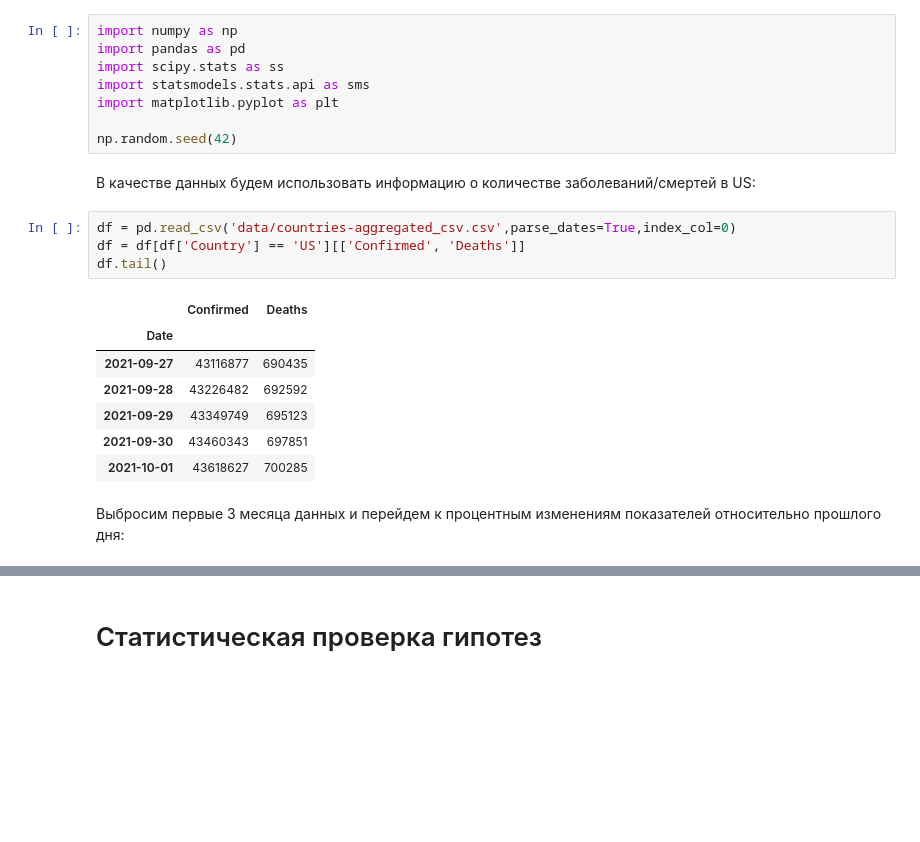
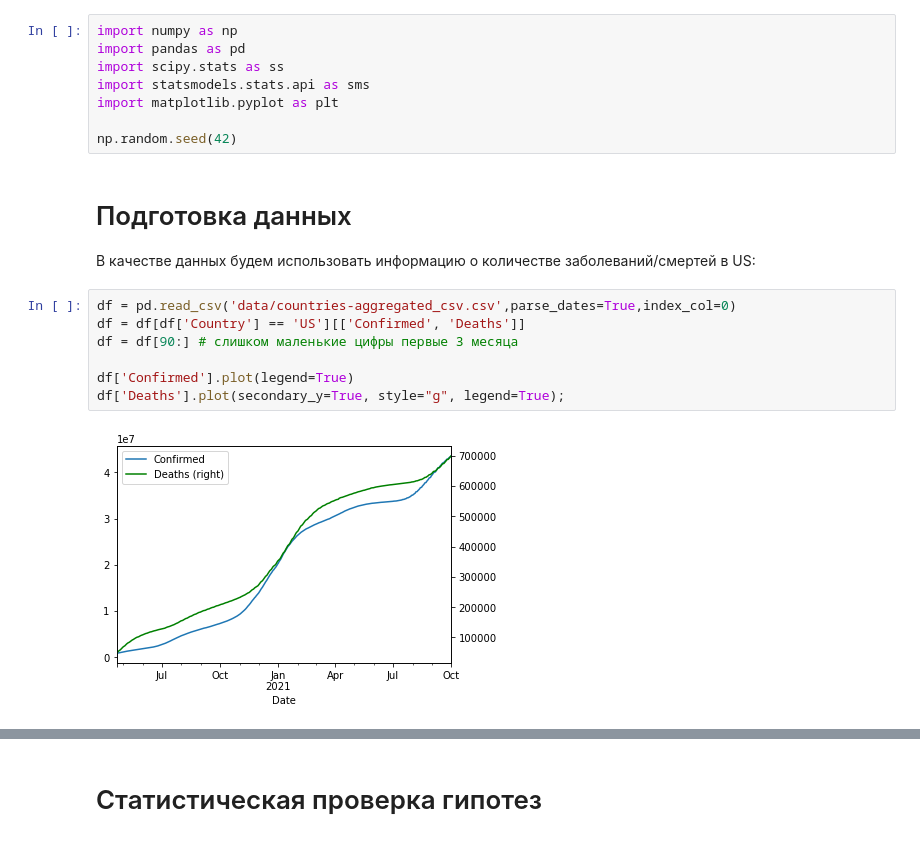
Before and after one commit to lantalex/cmf_statistics, a Jupyter notebook: week-2.ipynb, the cells around one changed output, grey strips where cells are left out. Saved outputs shown, nothing was run; the diff lists cells and outputs as text; blank space fills up the shorter version.

```diff
--- a/week-2.ipynb
+++ b/week-2.ipynb
@@ -7,18 +7,15 @@ import matplotlib.pyplot as plt
 
 np.random.seed(42)
 # %% [markdown]
+# Подготовка данных
+
 В качестве данных будем использовать информацию о количестве заболеваний/смертей в US:
 # %%
 df = pd.read_csv('data/countries-aggregated_csv.csv',parse_dates=True,index_col=0)
 df = df[df['Country'] == 'US'][['Confirmed', 'Deaths']]
-df.tail()
+df = df[90:] # слишком маленькие цифры первые 3 месяца
+
+df['Confirmed'].plot(legend=True)
+df['Deaths'].plot(secondary_y=True, style="g", legend=True);
 # %% [output]
-|  | Confirmed | Deaths |
-| Date |  |  |
-| 2021-09-27 | 43116877 | 690435 |
-| 2021-09-28 | 43226482 | 692592 |
-| 2021-09-29 | 43349749 | 695123 |
-| 2021-09-30 | 43460343 | 697851 |
-| 2021-10-01 | 43618627 | 700285 |
+[figure, added]
-# %% [markdown]
-Выбросим первые 3 месяца данных и перейдем к процентным изменениям показателей относительно прошлого дня:
```
Also changed, not shown: parts of 59 cells of this notebook.
